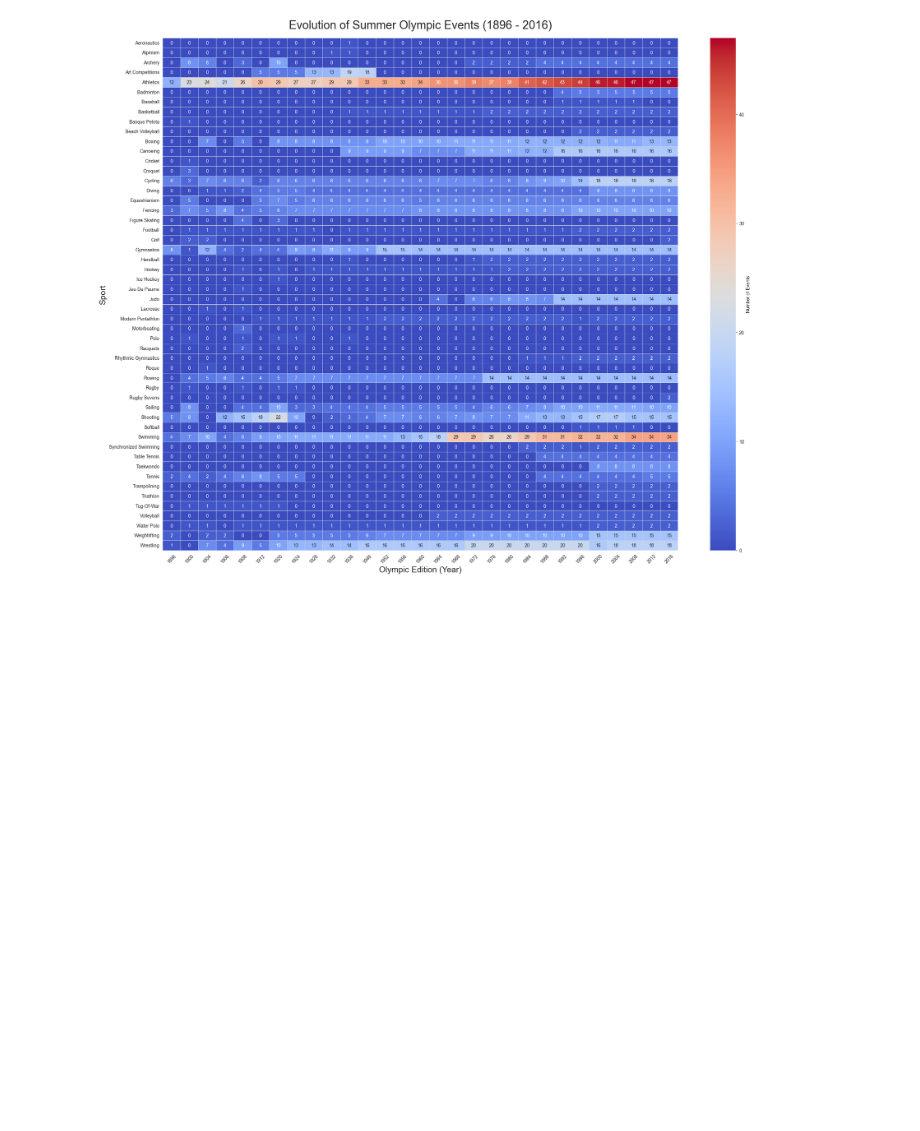
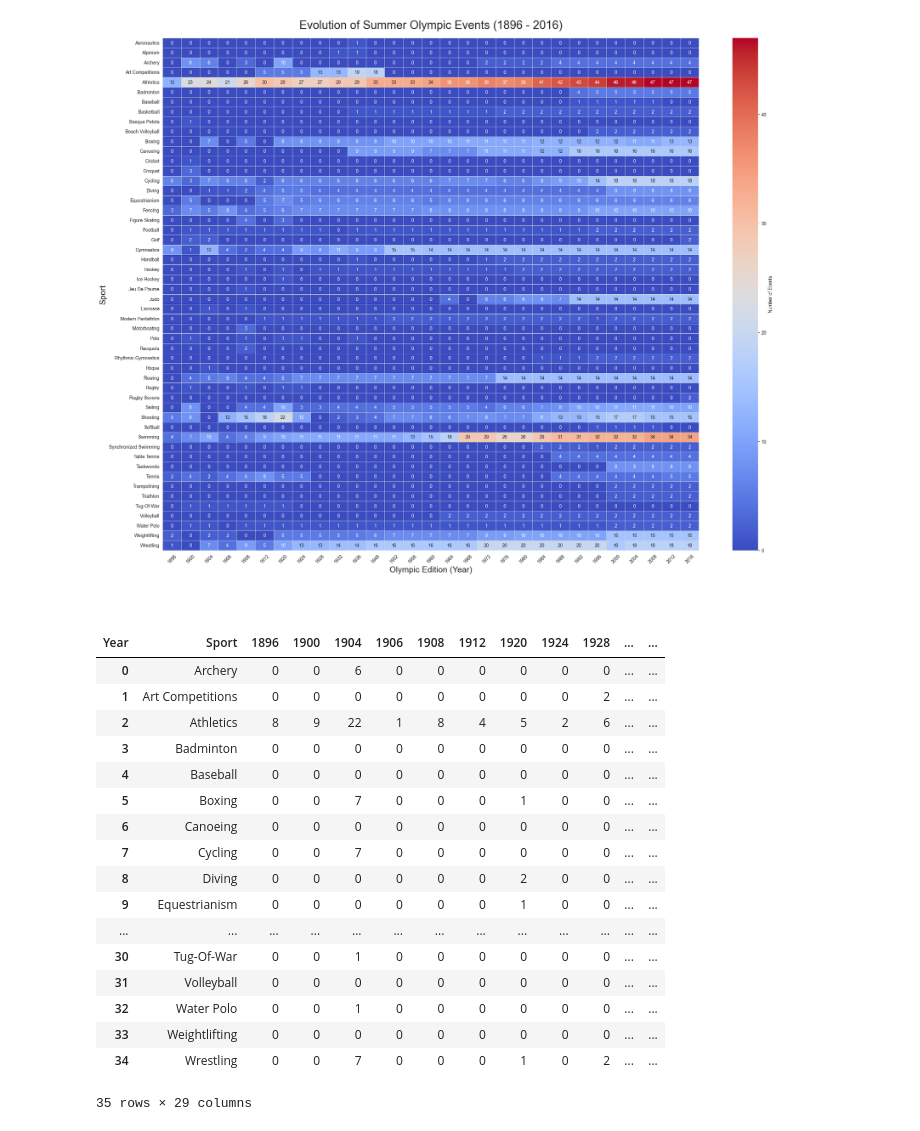
Before and after one commit to Yash-devs-cmd/Olympic-data-Analysis, a Jupyter notebook: experiments.ipynb, the cells around one changed output. Drawn from its saved outputs; the diff is of its cells as text; code cells hidden in the pictures; blank space fills up the shorter version.

```diff
--- a/experiments.ipynb
+++ b/experiments.ipynb
@@ -511,3 +578,38 @@ plt.yticks(rotation=0)
 plt.show()
 # %% [output]
 [figure]
+# %% [markdown]
+<!-- ## Country-Wise Analysis
+1) Countrywise-medal tally per year
+2) Which countries are good
+3) Most Successful Athletes(Top-10) -->
+# %% [markdown]
+<!-- ## Countrywise-medal-tally-per year -->
+# %%
+def events_over_years(df , country):
+    df = df.drop_duplicates(['Year' , 'Sport' , 'Event'])
+    df = df[df['NOC'].notna()]
+    x = df[df['NOC']==country]
+    event_over_time = x.pivot_table(index = 'Sport' , values='Event'  , columns='Year', aggfunc='count' , fill_value=0).reset_index()
+    return event_over_time
+
+events_over_years(df_copy , 'USA')
+# %% [output]
+| Year | Sport | 1896 | 1900 | 1904 | 1906 | 1908 | 1912 | 1920 | 1924 | 1928 | ... | ... |
+| 0 | Archery | 0 | 0 | 6 | 0 | 0 | 0 | 0 | 0 | 0 | ... | ... |
+| 1 | Art Competitions | 0 | 0 | 0 | 0 | 0 | 0 | 0 | 0 | 2 | ... | ... |
+| 2 | Athletics | 8 | 9 | 22 | 1 | 8 | 4 | 5 | 2 | 6 | ... | ... |
+| 3 | Badminton | 0 | 0 | 0 | 0 | 0 | 0 | 0 | 0 | 0 | ... | ... |
+| 4 | Baseball | 0 | 0 | 0 | 0 | 0 | 0 | 0 | 0 | 0 | ... | ... |
+| 5 | Boxing | 0 | 0 | 7 | 0 | 0 | 0 | 1 | 0 | 0 | ... | ... |
+| 6 | Canoeing | 0 | 0 | 0 | 0 | 0 | 0 | 0 | 0 | 0 | ... | ... |
+| 7 | Cycling | 0 | 0 | 7 | 0 | 0 | 0 | 0 | 0 | 0 | ... | ... |
+| 8 | Diving | 0 | 0 | 0 | 0 | 0 | 0 | 2 | 0 | 0 | ... | ... |
+| 9 | Equestrianism | 0 | 0 | 0 | 0 | 0 | 0 | 1 | 0 | 0 | ... | ... |
+| ... | ... | ... | ... | ... | ... | ... | ... | ... | ... | ... | ... | ... |
+| 30 | Tug-Of-War | 0 | 0 | 1 | 0 | 0 | 0 | 0 | 0 | 0 | ... | ... |
+| 31 | Volleyball | 0 | 0 | 0 | 0 | 0 | 0 | 0 | 0 | 0 | ... | ... |
+| 32 | Water Polo | 0 | 0 | 1 | 0 | 0 | 0 | 0 | 0 | 0 | ... | ... |
+| 33 | Weightlifting | 0 | 0 | 0 | 0 | 0 | 0 | 0 | 0 | 0 | ... | ... |
+| 34 | Wrestling | 0 | 0 | 7 | 0 | 0 | 0 | 1 | 0 | 2 | ... | ... |
+35 rows × 29 columns
```
Also changed, not shown: parts of 38 cells of this notebook, 2 other files.
